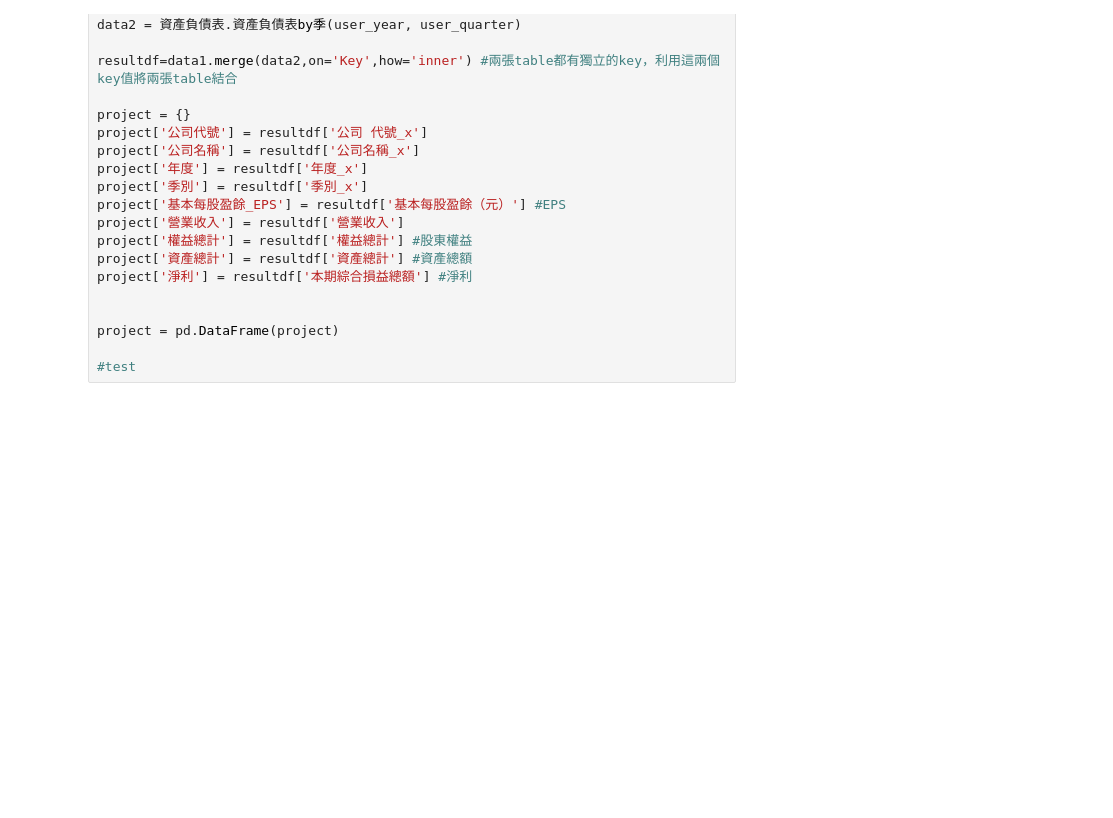
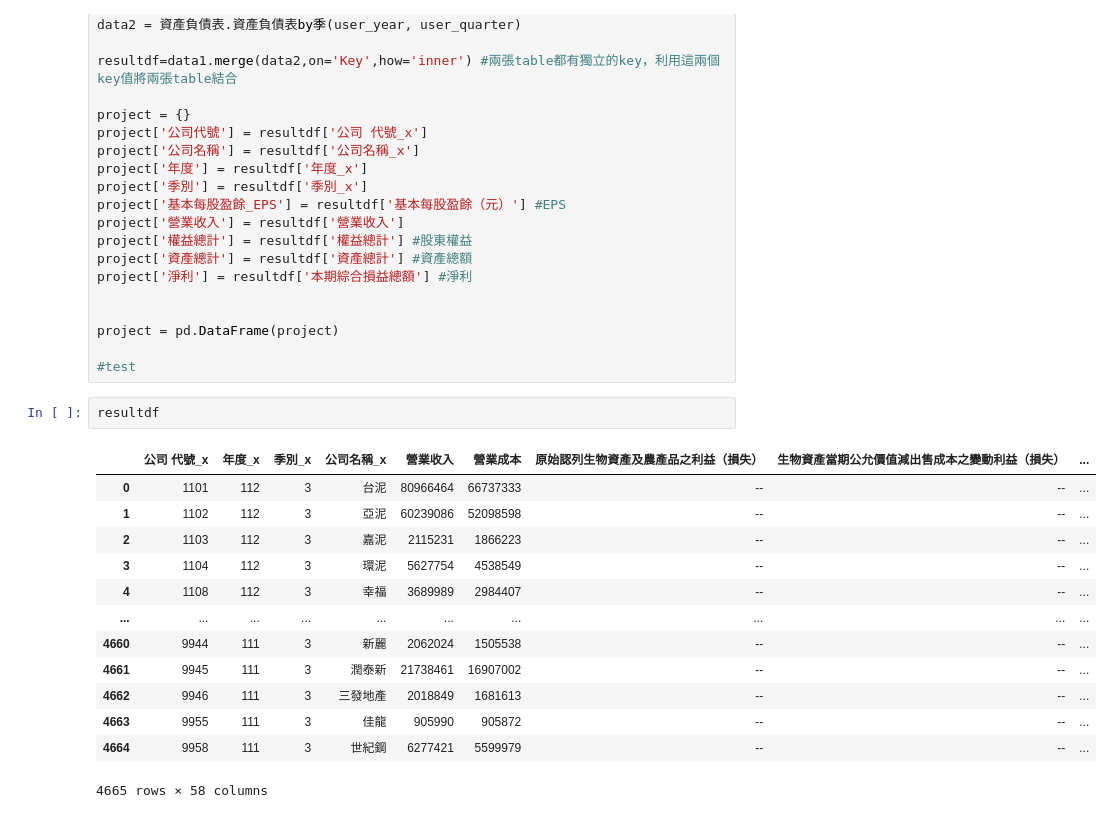
Before and after one commit to e19931107/ccClub_stock_analysis, a Jupyter notebook: Project/綜合.ipynb, the cells around one changed output. Drawn from its saved outputs; the diff is of its cells as text; blank space fills up the shorter version.

```diff
--- a/Project/綜合.ipynb
+++ b/Project/綜合.ipynb
@@ -37,3 +37,19 @@ project['淨利'] = resultdf['本期綜合損益總額'] #淨利
 project = pd.DataFrame(project)
 
 #test
+# %%
+resultdf
+# %% [output]
+|  | 公司 代號_x | 年度_x | 季別_x | 公司名稱_x | 營業收入 | 營業成本 | 原始認列生物資產及農產品之利益（損失） | 生物資產當期公允價值減出售成本之變動利益（損失） | ... |
+| 0 | 1101 | 112 | 3 | 台泥 | 80966464 | 66737333 | -- | -- | ... |
+| 1 | 1102 | 112 | 3 | 亞泥 | 60239086 | 52098598 | -- | -- | ... |
+| 2 | 1103 | 112 | 3 | 嘉泥 | 2115231 | 1866223 | -- | -- | ... |
+| 3 | 1104 | 112 | 3 | 環泥 | 5627754 | 4538549 | -- | -- | ... |
+| 4 | 1108 | 112 | 3 | 幸福 | 3689989 | 2984407 | -- | -- | ... |
+| ... | ... | ... | ... | ... | ... | ... | ... | ... | ... |
+| 4660 | 9944 | 111 | 3 | 新麗 | 2062024 | 1505538 | -- | -- | ... |
+| 4661 | 9945 | 111 | 3 | 潤泰新 | 21738461 | 16907002 | -- | -- | ... |
+| 4662 | 9946 | 111 | 3 | 三發地產 | 2018849 | 1681613 | -- | -- | ... |
+| 4663 | 9955 | 111 | 3 | 佳龍 | 905990 | 905872 | -- | -- | ... |
+| 4664 | 9958 | 111 | 3 | 世紀鋼 | 6277421 | 5599979 | -- | -- | ... |
+4665 rows × 58 columns
```
Also changed, not shown: parts of 2 cells of this notebook.
